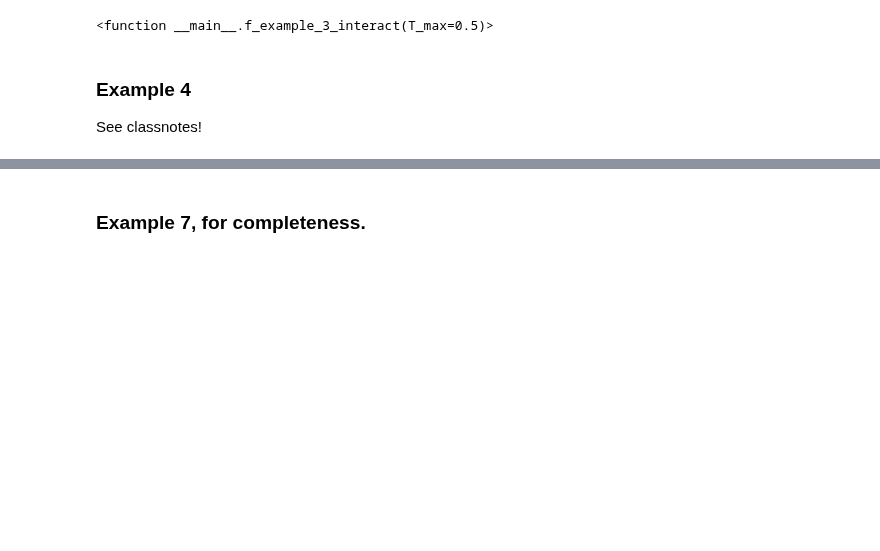
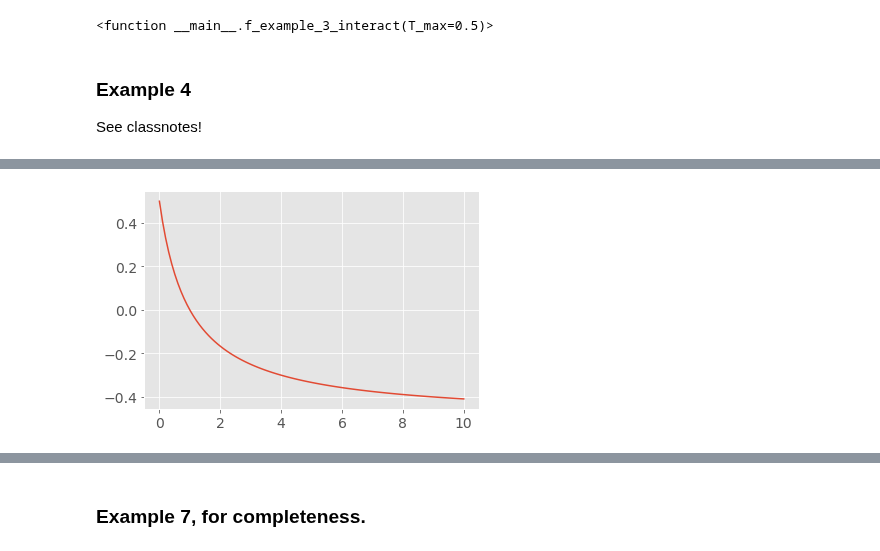
Before and after one commit to tclaudioe/Scientific-Computing, a Jupyter notebook: SC4/Chapter 1 - Intro IVP.ipynb, the cells around one changed output, grey strips where cells are left out. Drawn from its saved outputs; the diff is of its cells as text; code cells hidden in the pictures; blank space fills up the shorter version.

```diff
--- a/SC4/Chapter 1 - Intro IVP.ipynb
+++ b/SC4/Chapter 1 - Intro IVP.ipynb
@@ -206,3 +209,14 @@ plt.show()
+# %%
+#def f_example_4(t,y,alpha):
+#    return alpha*(1/2-y/(1+y))
+plt.figure()
+f = lambda y: f_example_4(0,y,1)
+fv = np.vectorize(f)
+yy = np.linspace(0,10,100)
+plt.plot(yy,fv(yy),'-')
+plt.show()
+# %% [output]
+[figure, added]
 # %%
 def f_example_4b(t,y,alpha,phi_in):
     return phi_in-alpha*(y/(1+y))
```
Also changed, not shown: parts of 11 cells of this notebook, 1 other file.
